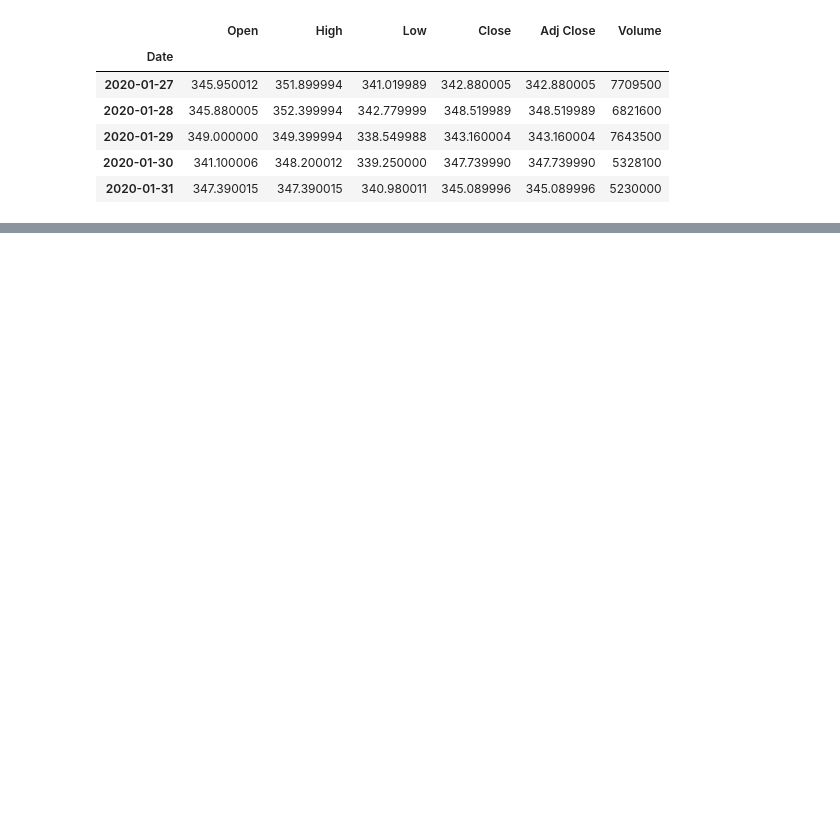
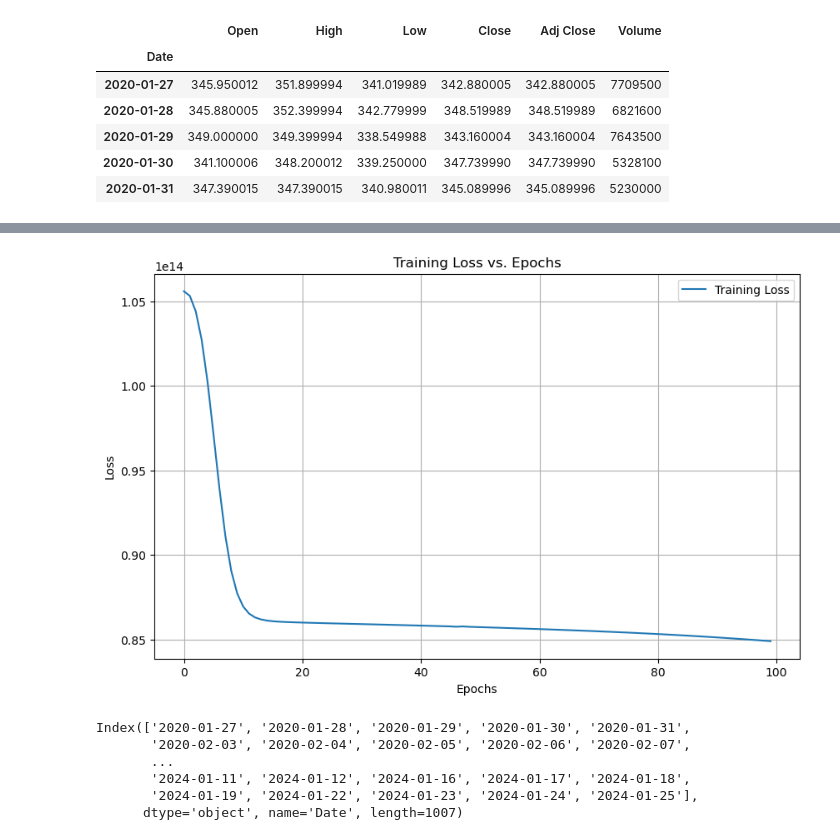
Before and after one commit to arcy405/stock_price_prediction_lstm, a Jupyter notebook: stockprice.ipynb, the cells around one changed output, grey strips where cells are left out. Drawn from its saved outputs; the diff is of its cells as text; code cells hidden in the pictures; blank space fills up the shorter version.

```diff
--- a/stockprice.ipynb
+++ b/stockprice.ipynb
@@ -13,0 +103,16 @@ stock_data.head()
+# %%
+X1, y1 = lstm_split(stock_data.values, n_steps=2)
+
+train_split = 0.8
+split_idx = int(np.ceil(len(X1)*train_split))
+print(split_idx)
+date_index=stock_data.index
+print(len(date_index))
+
+
+X_train, X_test = X1[:split_idx], X1[split_idx:]
+y_train, y_test = y1[:split_idx], y1[split_idx:]
+x_train_date, X_test_date = date_index[:split_idx], date_index[split_idx:]
+
+print(X1.shape, X_train.shape, X_test.shape, y_test.shape)
+X_train.shape
@@ -13,0 +124,7 @@ stock_data.head()
+# %%
+# build sequential lstm module provided Tensorflow keras
+lstm = Sequential()
+lstm.add(LSTM(32, input_shape=(X_train.shape[1], X_train.shape[2]), activation='relu', return_sequences=True))
+lstm.add(Dense(1))
+lstm.compile(loss='mean_squared_error', optimizer='adam')
+lstm.summary()
@@ -13,0 +145,4 @@ stock_data.head()
+# %%
+history = lstm.fit(X_train, y_train,
+                  epochs=100, batch_size=4,
+                  verbose=2, shuffle=False)
@@ -13,0 +167,21 @@ stock_data.head()
+# %%
+plt.figure(figsize=(10, 6))
+plt.plot(history.history['loss'], label='Training Loss')
+# plt.plot(history.history['val_loss'], label='Validation Loss')
+plt.xlabel('Epochs')
+plt.ylabel('Loss')
+plt.title('Training Loss vs. Epochs')
+plt.legend()
+plt.grid()
+plt.show()
+# %% [output]
+[figure, added]
+# %%
+print(stock_data.index)
+# %% [output]
+Index(['2020-01-27', '2020-01-28', '2020-01-29', '2020-01-30', '2020-01-31',
+       '2020-02-03', '2020-02-04', '2020-02-05', '2020-02-06', '2020-02-07',
+       ...
+       '2024-01-11', '2024-01-12', '2024-01-16', '2024-01-17', '2024-01-18',
+       '2024-01-19', '2024-01-22', '2024-01-23', '2024-01-24', '2024-01-25'],
+      dtype='object', name='Date', length=1007)
```
Also changed, not shown: parts of 9 cells of this notebook.
